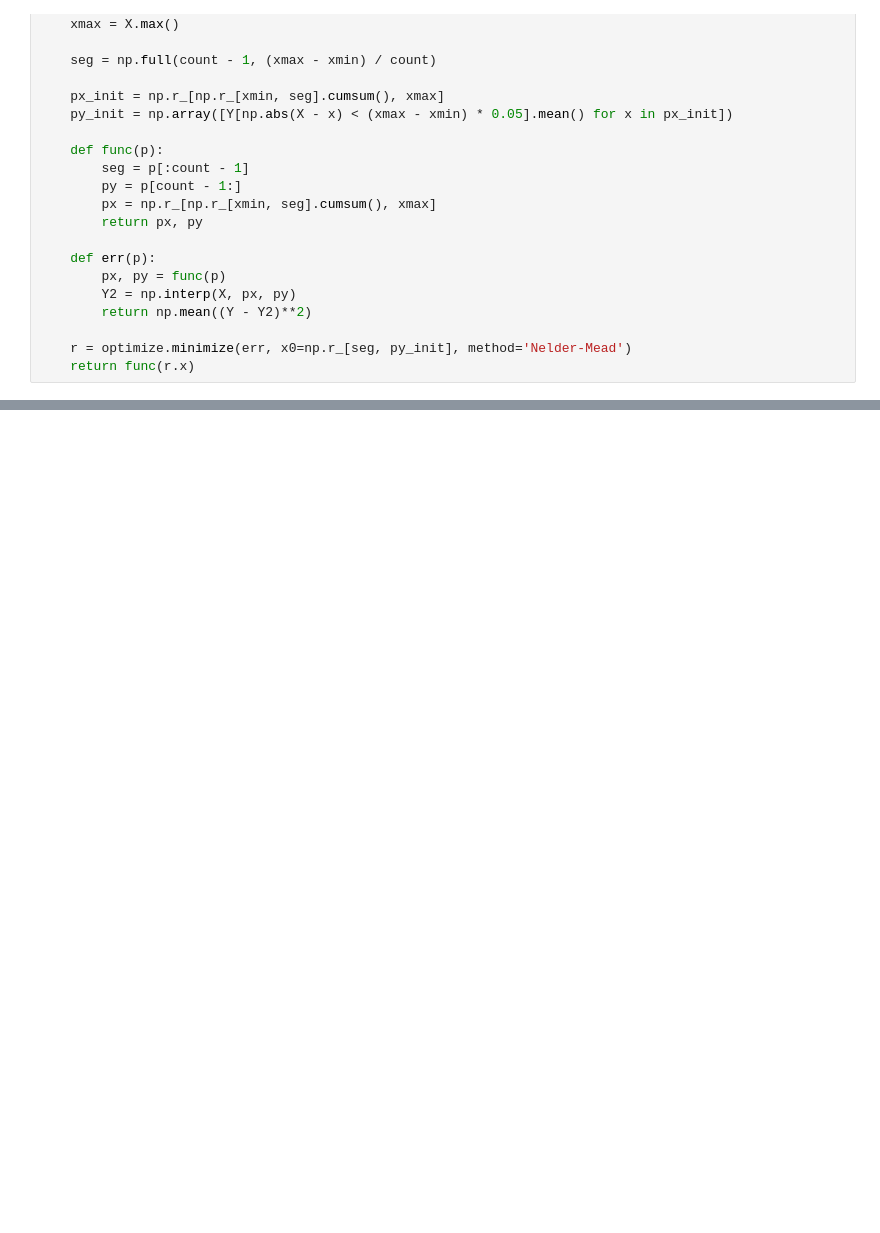
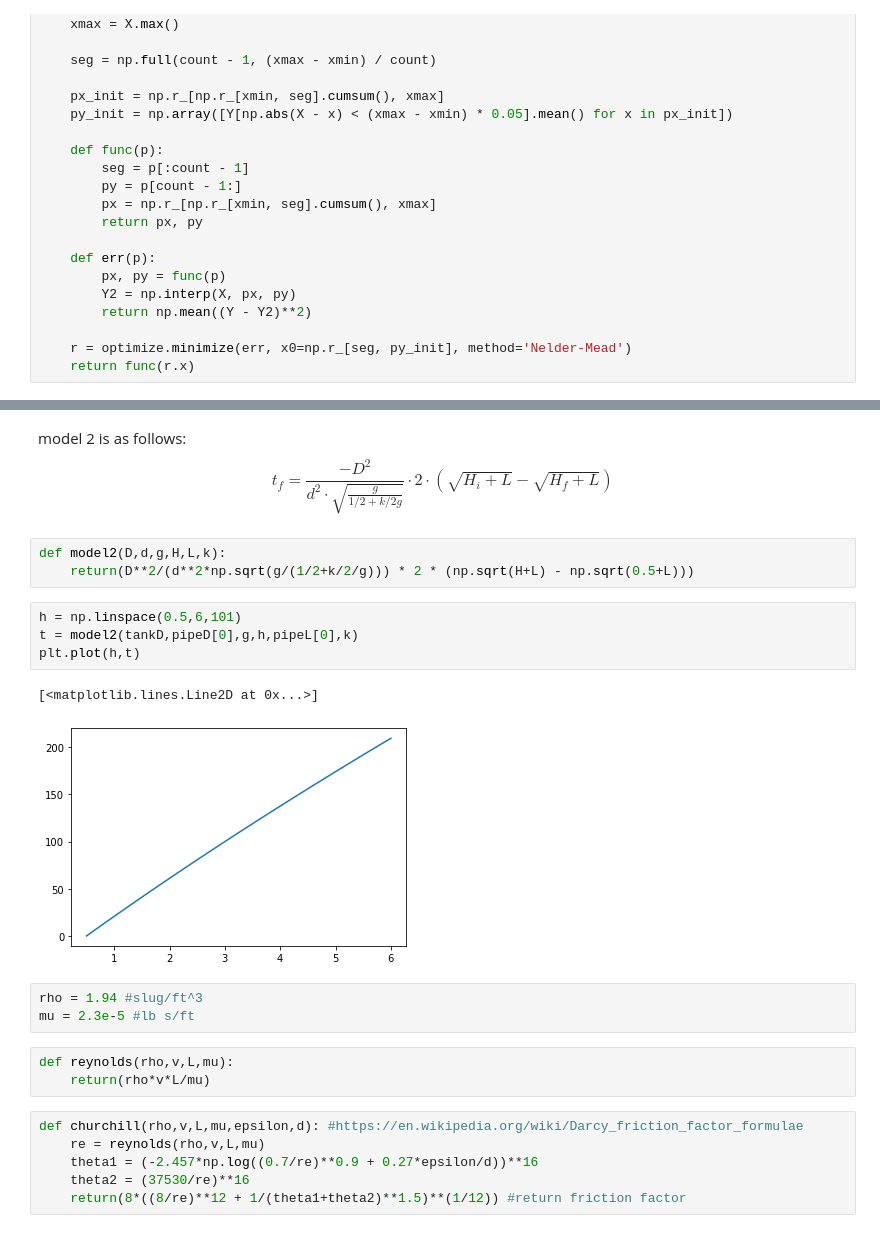
Before and after one commit to jmox0351/lab_repos, a Jupyter notebook: drain_tank/code_appendix.ipynb, the cells around one changed output, grey strips where cells are left out. Drawn from its saved outputs; the diff is of its cells as text; blank space fills up the shorter version.

```diff
--- a/drain_tank/code_appendix.ipynb
+++ b/drain_tank/code_appendix.ipynb
@@ -146,0 +167,25 @@ for i in range(0,45):
+# %% [markdown]
+model 2 is as follows:
+$$t_f = \frac{-D^2}{d^2 \cdot \sqrt{\frac{g}{1/2+k/2g}}} \cdot 2 \cdot (\sqrt{H_i+L}-\sqrt{H_f+L})$$
+# %%
+def model2(D,d,g,H,L,k):
+    return(D**2/(d**2*np.sqrt(g/(1/2+k/2/g))) * 2 * (np.sqrt(H+L) - np.sqrt(0.5+L)))
+# %%
+h = np.linspace(0.5,6,101)
+t = model2(tankD,pipeD[0],g,h,pipeL[0],k)
+plt.plot(h,t)
+# %% [output]
+[<matplotlib.lines.Line2D at 0x...>]
+[figure, added]
+# %%
+rho = 1.94 #slug/ft^3
+mu = 2.3e-5 #lb s/ft
+# %%
+def reynolds(rho,v,L,mu):
+    return(rho*v*L/mu)
+# %%
+def churchill(rho,v,L,mu,epsilon,d): #https://en.wikipedia.org/wiki/Darcy_friction_factor_formulae
+    re = reynolds(rho,v,L,mu)
+    theta1 = (-2.457*np.log((0.7/re)**0.9 + 0.27*epsilon/d))**16
+    theta2 = (37530/re)**16
+    return(8*((8/re)**12 + 1/(theta1+theta2)**1.5)**(1/12)) #return friction factor
```
Also changed, not shown: parts of 19 cells of this notebook.
